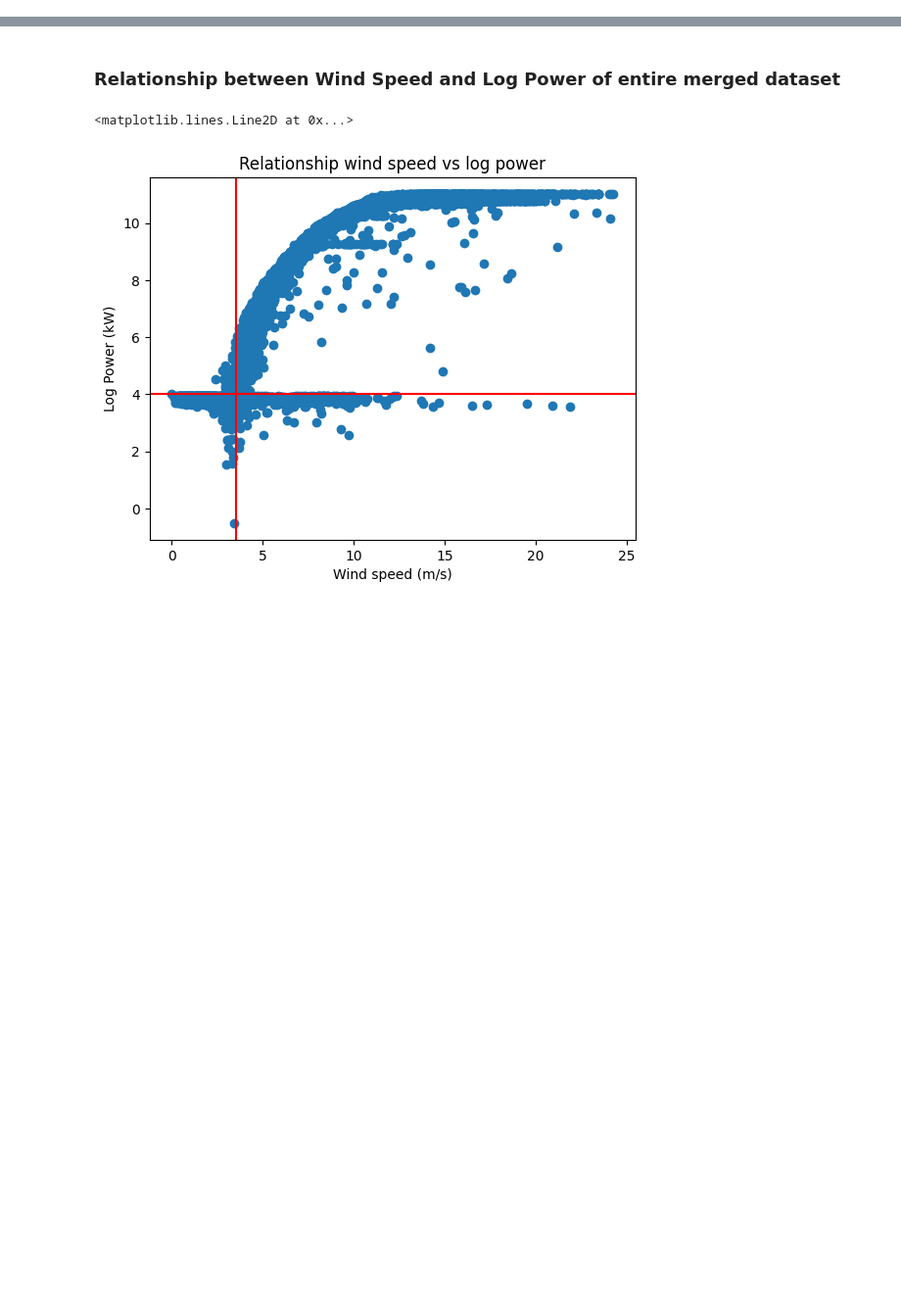
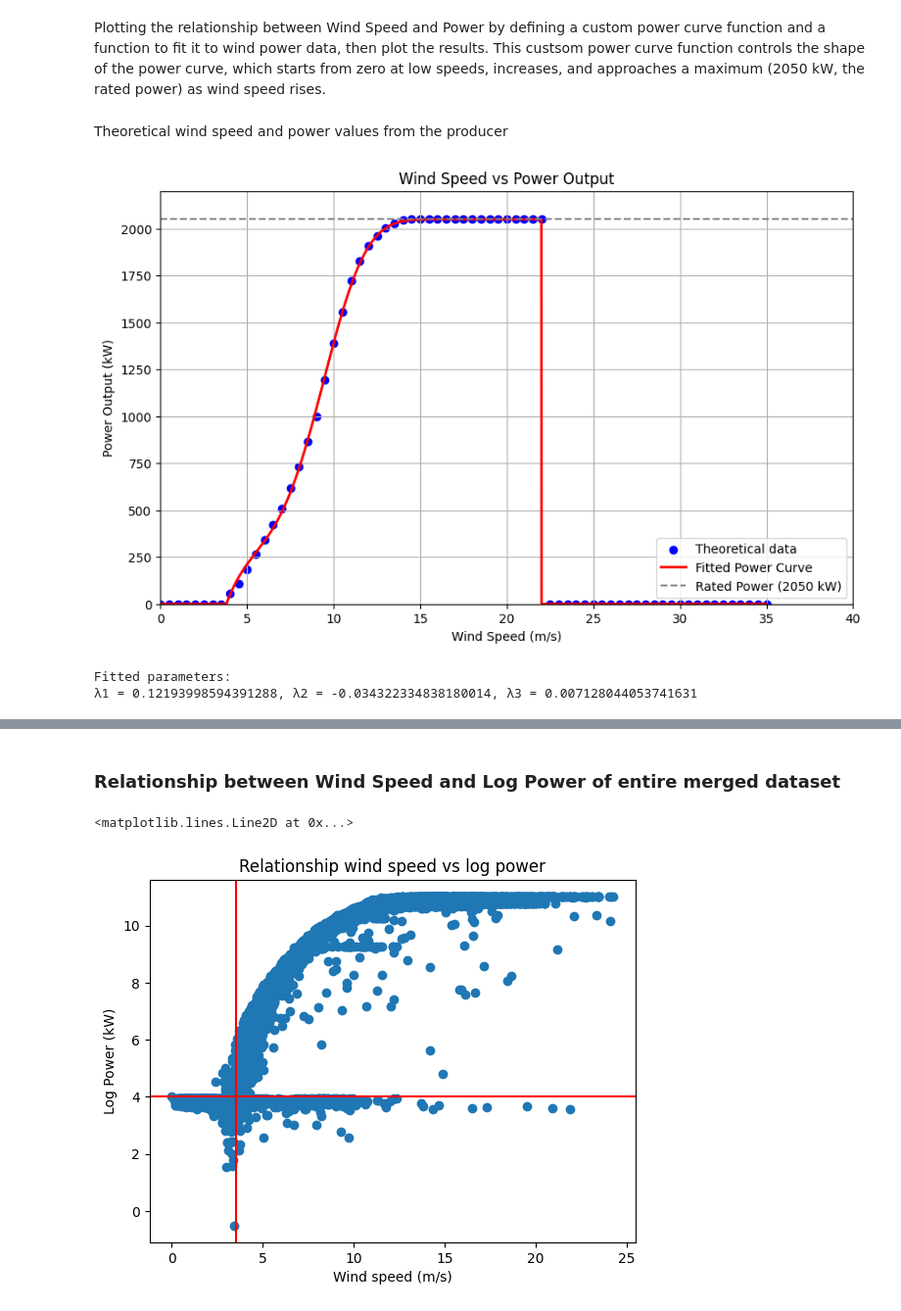
Before and after one commit to Manuel3567/master-thesis, a Jupyter notebook: notebooks/004_zenodo.ipynb, the cells around one changed output, grey strips where cells are left out. Shown at 98% size. Cells and saved outputs as stored; diff of their text form; code cells hidden in the pictures; blank space fills up the shorter version.

```diff
--- a/notebooks/004_zenodo.ipynb
+++ b/notebooks/004_zenodo.ipynb
@@ -588,0 +130,5 @@ turbine_log_powers['Log Power'] = np.log2(turbine_log_powers["Power (kW)"] + 16)
+# %% [markdown]
+Plotting the relationship between Wind Speed and Power by defining a custom power curve function and a function to fit it to wind power data, then plot the results.
+This custsom power curve function controls the shape of the power curve, which starts from zero at low speeds, increases, and approaches a maximum (2050 kW, the rated power) as wind speed rises.
+# %% [markdown]
+Theoretical wind speed and power values from the producer
@@ -588,0 +215,54 @@ turbine_log_powers['Log Power'] = np.log2(turbine_log_powers["Power (kW)"] + 16)
+# %%
+def custom_power_curve(v, lambda1, lambda2, lambda3):
+    v_cut = 3.8
+    return np.where(
+        (v <= 3.8) | (v > 22),
+        0,
+        (
+            1
+            - np.exp(
+                -(
+                    lambda1 * (v - v_cut)
+                    + lambda2 * (v - v_cut) ** 2
+                    + lambda3 * (v - v_cut) ** 3
+                )
+            )
+        )
+        * 2050,
+    )
+
+
+# Fit the model to the data
+initial_guess = [0.01, 0.01, 0.01]  # Initial guesses for lambda1, lambda2, lambda3
+params, covariance = curve_fit(
+    custom_power_curve, wind_speeds_theoretical, power_output_theoretical, p0=initial_guess
+)
+
+# Extract fitted parameters
+lambda1_fitted, lambda2_fitted, lambda3_fitted = params
+
+# Generate fitted power output
+ws = np.arange(0, 35.001, 0.01)
+fitted_power = custom_power_curve(ws, lambda1_fitted, lambda2_fitted, lambda3_fitted)
+
+# Plotting the data and the fitted curve
+plt.figure(figsize=(10, 6))
+plt.scatter(wind_speeds_theoretical, power_output_theoretical, color="blue", label="Theoretical data", marker="o")
+plt.plot(ws, fitted_power, color="red", label="Fitted Power Curve", linewidth=2)
+plt.title("Wind Speed vs Power Output")
+plt.xlabel("Wind Speed (m/s)")
+plt.ylabel("Power Output (kW)")
+plt.xlim(0, max(wind_speeds_theoretical) + 5)  # Adjust x-limits for better view
+plt.ylim(0, 2200)  # Adjust y-limits to encompass power range
+plt.axhline(y=2050, color="grey", linestyle="--", label="Rated Power (2050 kW)")
+plt.legend()
+plt.grid()
+plt.show()
+
+# Print the fitted parameters
+print("Fitted parameters:")
+print(f"λ1 = {lambda1_fitted}, λ2 = {lambda2_fitted}, λ3 = {lambda3_fitted}")
+# %% [output]
+[figure, added]
+Fitted parameters:
+λ1 = 0.12193998594391288, λ2 = -0.034322334838180014, λ3 = 0.007128044053741631
```
Also changed, not shown: parts of 73 cells of this notebook, 7 other files.
